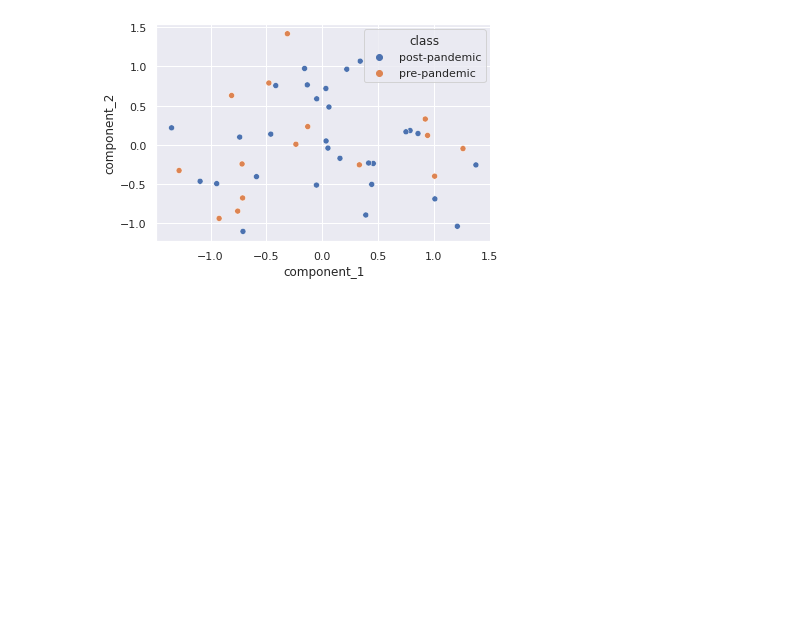
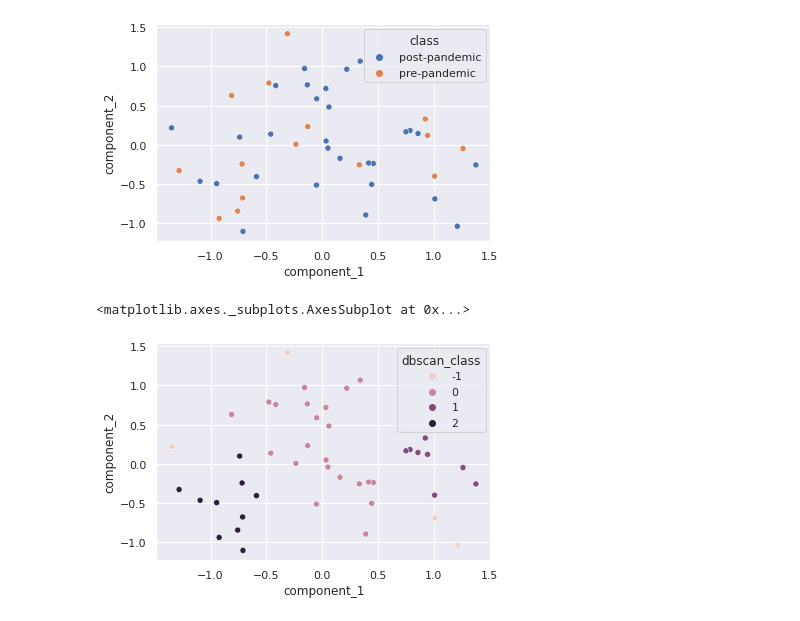
Before and after one commit to VintageGold/Text_Summarization, a Jupyter notebook: clustering_jorge.ipynb, the cells around one changed output. Saved outputs shown, nothing was run; the diff lists cells and outputs as text; code cells hidden in the pictures; blank space fills up the shorter version.

Commit message:
added DBSCAN results

```diff
--- a/clustering_jorge.ipynb
+++ b/clustering_jorge.ipynb
@@ -129,3 +132,14 @@ sns.scatterplot(data=components_df, x='component_1', y='component_2', hue='class
 # %% [output]
 <matplotlib.axes._subplots.AxesSubplot at 0x...>
 [figure]
+# %%
+from sklearn.cluster import DBSCAN
+
+dbscan_clusters = DBSCAN(eps=0.45, metric='euclidean').fit_predict(matrix)
+
+components_df['dbscan_class'] = dbscan_clusters
+
+sns.scatterplot(data=components_df, x='component_1', y='component_2', hue='dbscan_class')
+# %% [output]
+<matplotlib.axes._subplots.AxesSubplot at 0x...>
+[figure, added]
```
Also changed, not shown: parts of 3 cells of this notebook, 1 other file.
